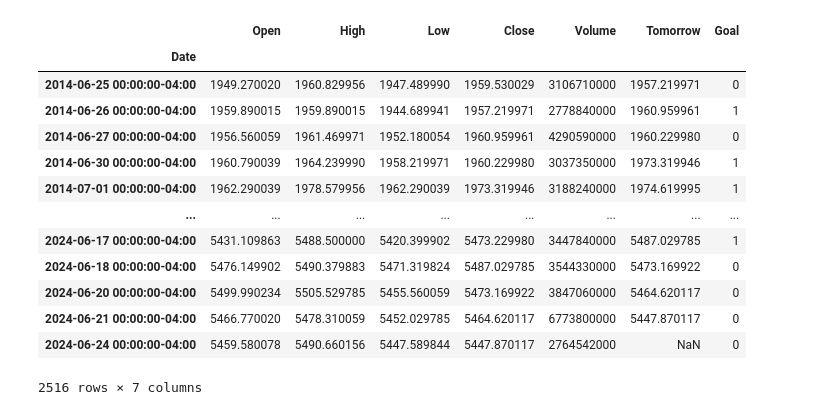
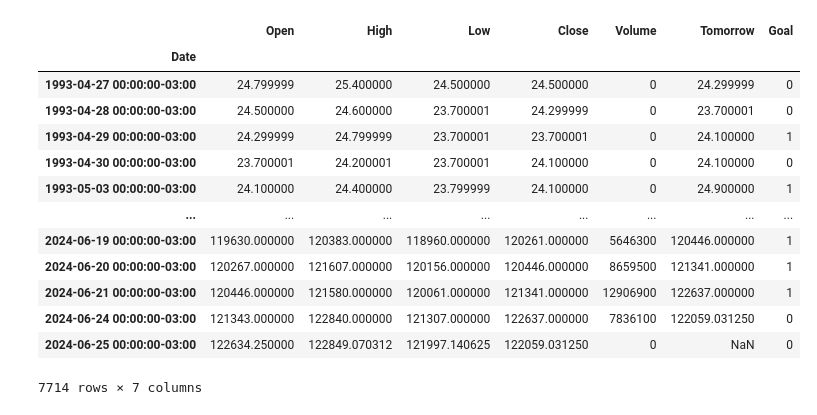
Before and after one commit to rodriguesarrais/ia-mercado-financeiro, a Jupyter notebook: src/stock_market_request.ipynb, the cells around one changed output. Cells and saved outputs as stored; diff of their text form; code cells hidden in the pictures.

```diff
--- a/src/stock_market_request.ipynb
+++ b/src/stock_market_request.ipynb
@@ -4,10 +4,10 @@ import yfinance as yf
 from sklearn.ensemble import RandomForestClassifier
 from sklearn.metrics import precision_score, accuracy_score
 # %%
-dataset_finance = yf.Ticker("^GSPC")
+dataset_finance = yf.Ticker("^BVSP")
 
-dataframe_pd = dataset_finance.history(period="10y")
-dataframe_pd
+df_ibovespa = dataset_finance.history(period="max")
+df_ibovespa
 # %% [output]
 |  | Open | High | Low | Close | Volume | Dividends | Stock Splits |
 | Date |  |  |  |  |  |  |  |
@@ -31,26 +31,26 @@ dataframe_pd.plot.line(y="Close", use_index=True)
 # %%
-del dataframe_pd["Dividends"]
-del dataframe_pd["Stock Splits"]
+del df_ibovespa["Dividends"]
+del df_ibovespa["Stock Splits"]
 
-dataframe_pd["Tomorrow"] = dataframe_pd["Close"].shift(-1)
+df_ibovespa["Tomorrow"] = df_ibovespa["Close"].shift(-1)
 
-dataframe_pd["Goal"] = (dataframe_pd["Tomorrow"] > dataframe_pd["Close"]).astype(int)
-dataframe_pd
+df_ibovespa["Goal"] = (df_ibovespa["Tomorrow"] > df_ibovespa["Close"]).astype(int)
+df_ibovespa
 # %% [output]
 |  | Open | High | Low | Close | Volume | Tomorrow | Goal |
 | Date |  |  |  |  |  |  |  |
-| 2014-06-25 00:00:00-04:00 | 1949.270020 | 1960.829956 | 1947.489990 | 1959.530029 | 3106710000 | 1957.219971 | 0 |
-| 2014-06-26 00:00:00-04:00 | 1959.890015 | 1959.890015 | 1944.689941 | 1957.219971 | 2778840000 | 1960.959961 | 1 |
-| 2014-06-27 00:00:00-04:00 | 1956.560059 | 1961.469971 | 1952.180054 | 1960.959961 | 4290590000 | 1960.229980 | 0 |
-| 2014-06-30 00:00:00-04:00 | 1960.790039 | 1964.239990 | 1958.219971 | 1960.229980 | 3037350000 | 1973.319946 | 1 |
-| 2014-07-01 00:00:00-04:00 | 1962.290039 | 1978.579956 | 1962.290039 | 1973.319946 | 3188240000 | 1974.619995 | 1 |
+| 1993-04-27 00:00:00-03:00 | 24.799999 | 25.400000 | 24.500000 | 24.500000 | 0 | 24.299999 | 0 |
+| 1993-04-28 00:00:00-03:00 | 24.500000 | 24.600000 | 23.700001 | 24.299999 | 0 | 23.700001 | 0 |
+| 1993-04-29 00:00:00-03:00 | 24.299999 | 24.799999 | 23.700001 | 23.700001 | 0 | 24.100000 | 1 |
+| 1993-04-30 00:00:00-03:00 | 23.700001 | 24.200001 | 23.700001 | 24.100000 | 0 | 24.100000 | 0 |
+| 1993-05-03 00:00:00-03:00 | 24.100000 | 24.400000 | 23.799999 | 24.100000 | 0 | 24.900000 | 1 |
 | ... | ... | ... | ... | ... | ... | ... | ... |
-| 2024-06-17 00:00:00-04:00 | 5431.109863 | 5488.500000 | 5420.399902 | 5473.229980 | 3447840000 | 5487.029785 | 1 |
-| 2024-06-18 00:00:00-04:00 | 5476.149902 | 5490.379883 | 5471.319824 | 5487.029785 | 3544330000 | 5473.169922 | 0 |
-| 2024-06-20 00:00:00-04:00 | 5499.990234 | 5505.529785 | 5455.560059 | 5473.169922 | 3847060000 | 5464.620117 | 0 |
-| 2024-06-21 00:00:00-04:00 | 5466.770020 | 5478.310059 | 5452.029785 | 5464.620117 | 6773800000 | 5447.870117 | 0 |
-| 2024-06-24 00:00:00-04:00 | 5459.580078 | 5490.660156 | 5447.589844 | 5447.870117 | 2764542000 | NaN | 0 |
+| 2024-06-19 00:00:00-03:00 | 119630.000000 | 120383.000000 | 118960.000000 | 120261.000000 | 5646300 | 120446.000000 | 1 |
+| 2024-06-20 00:00:00-03:00 | 120267.000000 | 121607.000000 | 120156.000000 | 120446.000000 | 8659500 | 121341.000000 | 1 |
+| 2024-06-21 00:00:00-03:00 | 120446.000000 | 121580.000000 | 120061.000000 | 121341.000000 | 12906900 | 122637.000000 | 1 |
+| 2024-06-24 00:00:00-03:00 | 121343.000000 | 122840.000000 | 121307.000000 | 122637.000000 | 7836100 | 122059.031250 | 0 |
+| 2024-06-25 00:00:00-03:00 | 122634.250000 | 122849.070312 | 121997.140625 | 122059.031250 | 0 | NaN | 0 |
-2516 rows × 7 columns
+7714 rows × 7 columns
 # %%
 model = RandomForestClassifier(n_estimators=100, min_samples_split=100, random_state=1)
 
```
Also changed, not shown: parts of 4 cells of this notebook.
